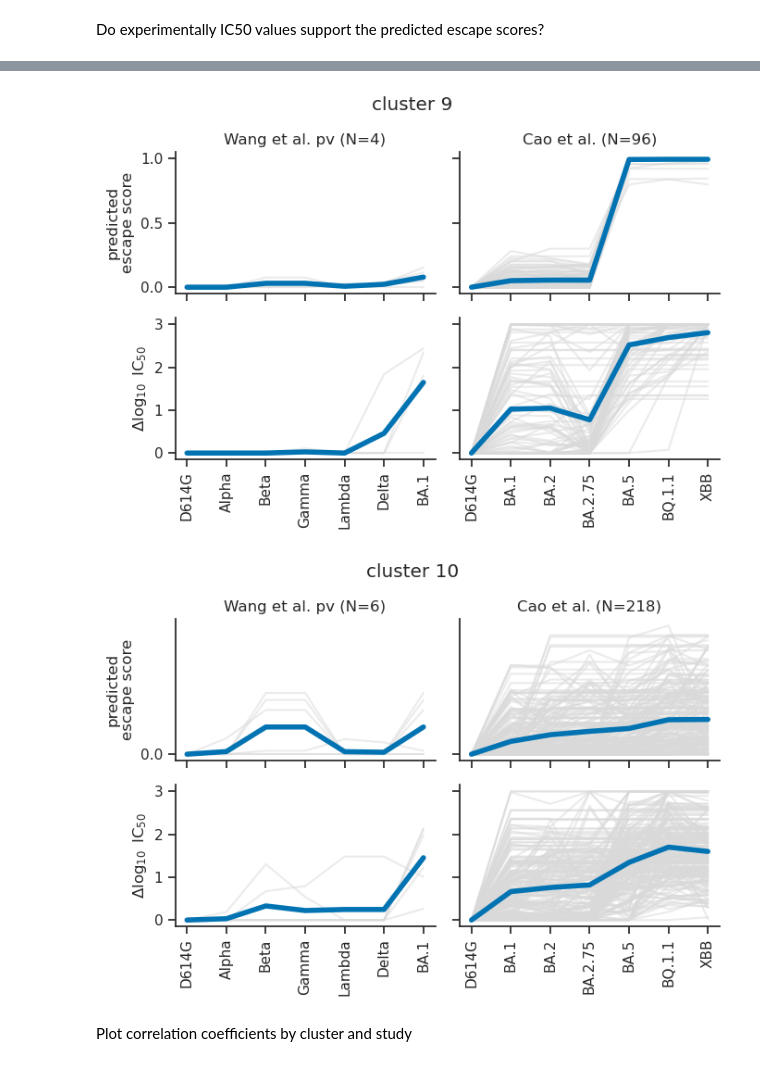
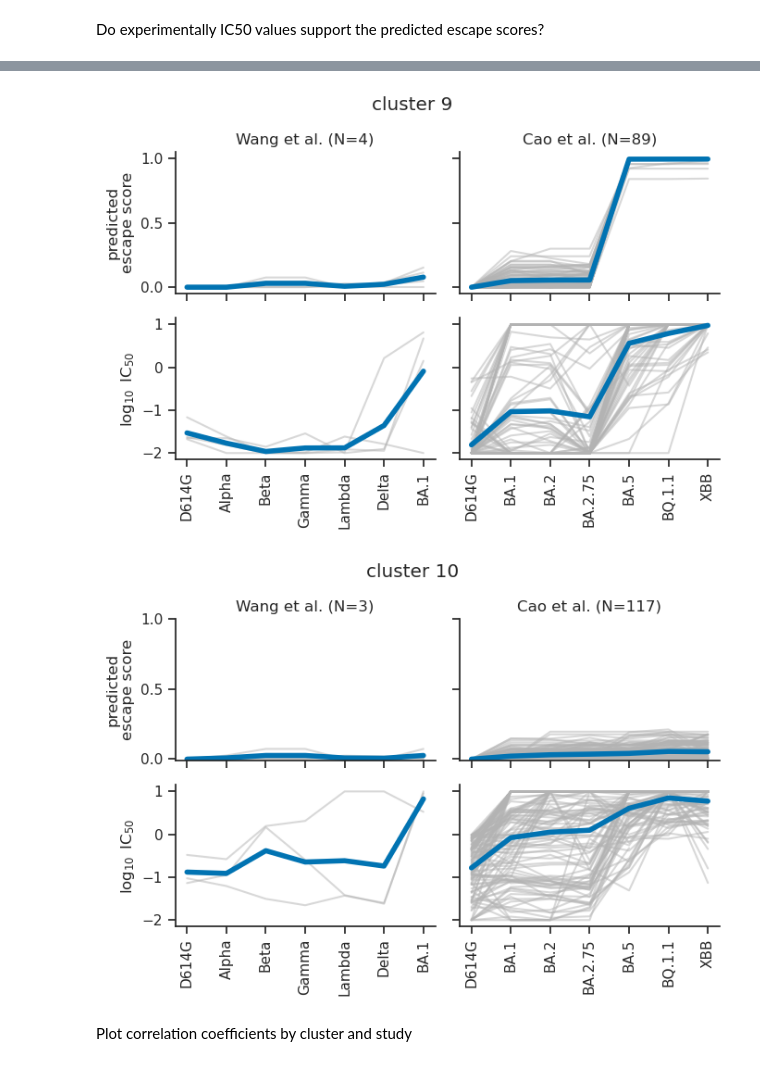
Before and after one commit to matsengrp/ncov-ab-escape, a Jupyter notebook: notebooks/analyze_escape_scores.ipynb, the cells around one changed output, grey strips where cells are left out. Saved outputs shown, nothing was run; the diff lists cells and outputs as text; code cells hidden in the pictures.

```diff
--- a/notebooks/analyze_escape_scores.ipynb
+++ b/notebooks/analyze_escape_scores.ipynb
@@ -702,6 +702,10 @@ BQ.1.1 ['T19I', 'L24-', 'P25-', 'P26-', 'A27S', 'H69-', 'V70-', 'G142D', 'V213G'
 XBB ['T19I', 'L24-', 'P25-', 'P26-', 'A27S', 'V83A', 'G142D', 'Y144-', 'H146Q', 'Q183E', 'V213E', 'G339H', 'R346T', 'L368I', 'S371F', 'S373P', 'S375F', 'T376A', 'D405N', 'R408S', 'K417N', 'N440K', 'V4 ...
 # %% [markdown]
 Do experimentally IC50 values support the predicted escape scores?
+# %%
+site_dms_df = dms_df.groupby(['antibody', 'site'], as_index=False)['mut_escape'].sum()
+site_max_df = site_dms_df.groupby('antibody', as_index=False)['mut_escape'].max()
+abs_with_high_site_escape_scores = site_max_df[site_max_df['mut_escape'] > 2]['antibody'].unique()
 # %%
 # Plotting params
 virus_order = [
@@ -718,6 +722,10 @@ studies = [
     #'Wang et al. av',
     'Cao et al.',
 ]
+study_pal = {
+    'Wang et al. pv' : '#0173b2',
+    'Cao et al.' : 'firebrick'
+}
 
 clusters_to_plot = list(range(1, 11))
 #clusters_to_plot = [2, 7]
@@ -736,6 +744,7 @@ for cluster in clusters_to_plot:
 
         # Get IC50 data
         data = ic50s_df[
+            (ic50s_df['antibody'].isin(abs_with_high_site_escape_scores)) &
             (ic50s_df['escape_cluster'] == cluster) &
             (ic50s_df['virus'].isin(virus_order)) &
             (ic50s_df['study'] == study)
@@ -773,7 +782,7 @@ for cluster in clusters_to_plot:
         data = data[data['antibody'].isin(antibodies_to_plot)]
 
         # Compute the correlation between escape scores and IC50s
-        IC50_metric = 'delta_log_IC50' # 'log_IC50' #'escape_score' #  'IC50' #
+        IC50_metric = 'log_IC50' # 'delta_log_IC50' # 'escape_score' #  'IC50' #
         (r, p) = scipy.stats.pearsonr(data['escape_score'], data[IC50_metric])
         ic50_corr_dict['cluster'].append(cluster)
         ic50_corr_dict['study'].append(study)
@@ -798,29 +807,29 @@ for cluster in clusters_to_plot:
                 n_abs = len(data['antibody'].unique())
                 median_r = np.median(np.array(ab_rs))
                 axs[ax_i].set(
-                    title=f'{study} (N={n_abs})',
+                    title=f'{study.replace(' pv', '')} (N={n_abs})',
                     yticks=[0, 0.5, 1], ylabel='predicted\nescape score'
                 )
                 metric_ax_i = ax_i
             else:
                 axs[ax_i+2].set(
-                    ylabel=r'$\Delta \log_{10}$ IC$_{50}$'
+                    ylabel=r'$\log_{10}$ IC$_{50}$'
                 )
                 metric_ax_i = ax_i + 2
             sns.lineplot(
                 x='virus', y=metric, data=data, ax=axs[metric_ax_i],
-                units='antibody', estimator=None, c='0.85', alpha=0.5
+                units='antibody', estimator=None, c='0.7', alpha=0.5
                 #hue='antibody', hue_order=hue_order,
             )
-            if True:
-                sns.lineplot(
-                    x='virus', y=metric, data=data, ax=axs[metric_ax_i],
-                    linewidth=4, estimator='mean', errorbar=None
-                )
+            sns.lineplot(
+                x='virus', y=metric, data=data, ax=axs[metric_ax_i],
+                linewidth=4, estimator='mean', errorbar=None, # color=study_pal[study],
+            )
 
         for tick in axs[ax_i+2].get_xticklabels():
             tick.set_rotation(90)
 
+    axs[0].set(yticks=[0, 0.5, 1])
     axs[1].set(ylabel='')
     axs[2].set(xlabel='')
     axs[3].set(xlabel='', ylabel='')
@@ -843,4 +852,4 @@ ab_corr_df = pd.DataFrame(ab_corr_dict)
-[figure, old version]
+[figure, new version]
-[figure, old version]
+[figure, new version]
 # %% [markdown]
 Plot correlation coefficients by cluster and study
```
Also changed, not shown: parts of 3 cells of this notebook, 1 other file.
